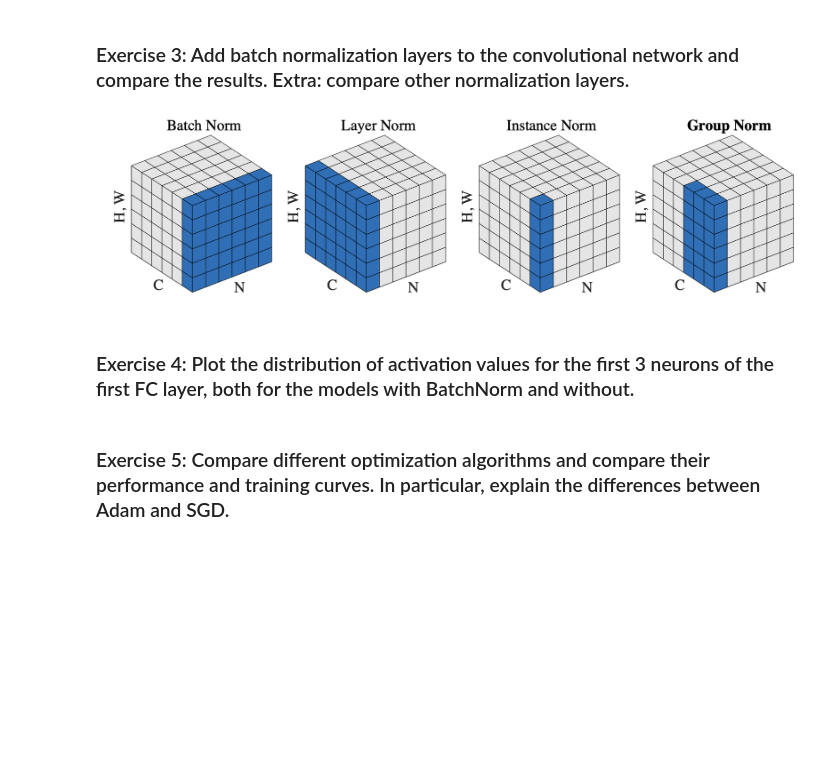
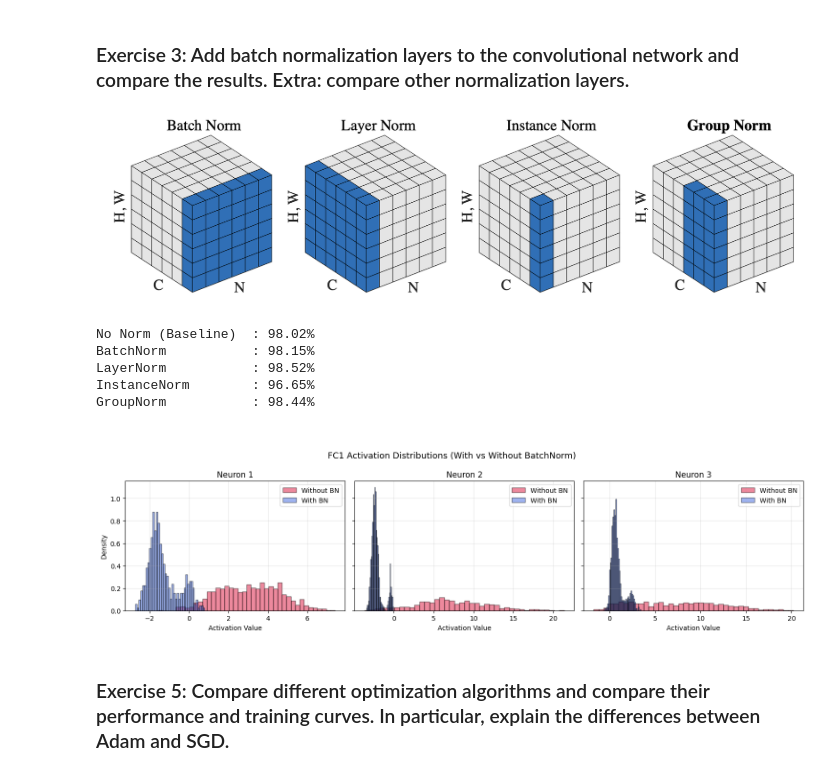
Before and after one commit to RLopez112/dlfcv-lab, a Jupyter notebook: Session7/main.ipynb, the cells around one changed output. Saved outputs shown, nothing was run; the diff lists cells and outputs as text; code cells hidden in the pictures; blank space fills up the shorter version.

Commit message:
feat: implement MNIST neural network training, validation, and regularization techniques in new session notebooks

```diff
--- a/Session7/main.ipynb
+++ b/Session7/main.ipynb
@@ -188,2 +307,30 @@ cnnmodel = train_model(model=cnnmodel, train_loader=train_loader, val_loader=val
+# %%
+# Train Baseline vs BatchNorm
+cnn_baseline = train_model(CNNNet(), train_loader, val_loader, "torchlogs/cnn_baseline")
+cnn_bn = train_model(CNNNetBN(), train_loader, val_loader, "torchlogs/cnn_bn")
+
+# Extra: Train LayerNorm, InstanceNorm, GroupNorm
+cnn_ln = train_model(CNNNetNorm("layer"), train_loader, val_loader, "torchlogs/cnn_ln")
+cnn_in = train_model(CNNNetNorm("instance"), train_loader, val_loader, "torchlogs/cnn_in")
+cnn_gn = train_model(CNNNetNorm("group"), train_loader, val_loader, "torchlogs/cnn_gn")
+
+# Compare final validation accuracies
+models = {
+    "No Norm (Baseline)": cnn_baseline,
+    "BatchNorm": cnn_bn,
+    "LayerNorm": cnn_ln,
+    "InstanceNorm": cnn_in,
+    "GroupNorm": cnn_gn
+}
+
+for name, model in models.items():
+    acc = compute_model_accuracy(val_loader, model)
+    print(f"{name:20s}: {acc * 100:.2f}%")
+# %% [output]
+No Norm (Baseline)  : 98.02%
+BatchNorm           : 98.15%
+LayerNorm           : 98.52%
+InstanceNorm        : 96.65%
+GroupNorm           : 98.44%
 # %% [markdown]
-### Exercise 4: Plot the distribution of activation values for the first 3 neurons of the first FC layer, both for the models with BatchNorm and without.
+<!-- ### Exercise 4: Plot the distribution of activation values for the first 3 neurons of the first FC layer, both for the models with BatchNorm and without.  -->
@@ -192,2 +337,49 @@ cnnmodel = train_model(model=cnnmodel, train_loader=train_loader, val_loader=val
+# %%
+import matplotlib.pyplot as plt
+import numpy as np
+import torch
+def extract_fc1_activations(model, dataloader, num_batches=15):
+    """Collects output activations of the first FC layer."""
+    model.eval()
+    activations = []
+
+    # Register forward hook on fc1
+    def hook_fn(module, input, output):
+        activations.append(output.detach().cpu())
+
+    handle = model.fc1.register_forward_hook(hook_fn)
+
+    with torch.no_grad():
+        for idx, (images, _) in enumerate(dataloader):
+            if idx >= num_batches:
+                break
+            _ = model(images)
+
+    handle.remove()
+    return torch.cat(activations, dim=0).numpy()  # shape: [N_samples, 16]
+# 1. Extract activations
+acts_no_bn = extract_fc1_activations(cnn_baseline, val_loader)
+acts_with_bn = extract_fc1_activations(cnn_bn, val_loader)
+# 2. Plot distributions for the first 3 neurons
+fig, axes = plt.subplots(1, 3, figsize=(15, 4), sharey=True)
+for neuron_idx in range(3):
+    ax = axes[neuron_idx]
+
+    ax.hist(acts_no_bn[:, neuron_idx], bins=40, density=True, alpha=0.5,
+            label="Without BN", color="crimson", edgecolor="black")
+    ax.hist(acts_with_bn[:, neuron_idx], bins=40, density=True, alpha=0.5,
+            label="With BN", color="royalblue", edgecolor="black")
+
+    ax.set_title(f"Neuron {neuron_idx + 1}")
+    ax.set_xlabel("Activation Value")
+    if neuron_idx == 0:
+        ax.set_ylabel("Density")
+    ax.legend()
+    ax.grid(True, alpha=0.3)
+plt.suptitle("FC1 Activation Distributions (With vs Without BatchNorm)", fontsize=13)
+plt.tight_layout()
+plt.show()
+# %% [output]
+[figure, added]
 # %% [markdown]
 ### Exercise 5: Compare different optimization algorithms and compare their performance and training curves. In particular, explain the differences between Adam and SGD.
```
Also changed, not shown: parts of 16 cells of this notebook, 1 other file.
